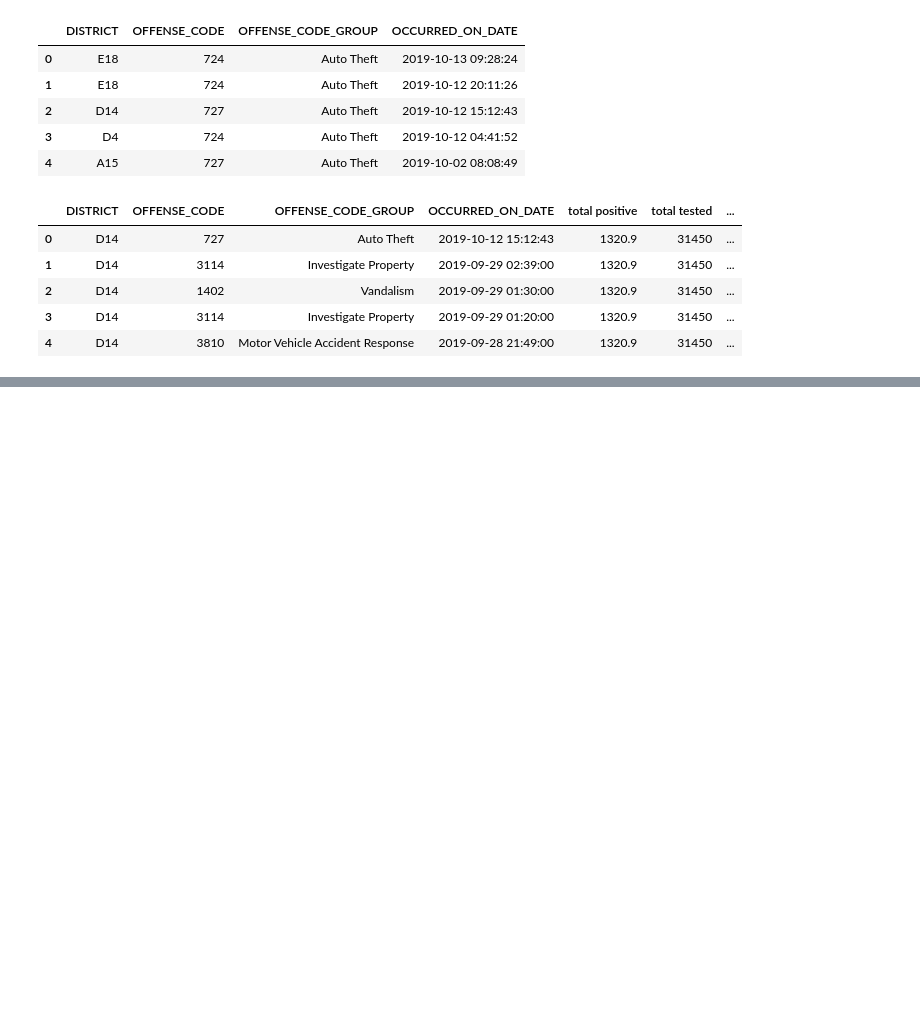
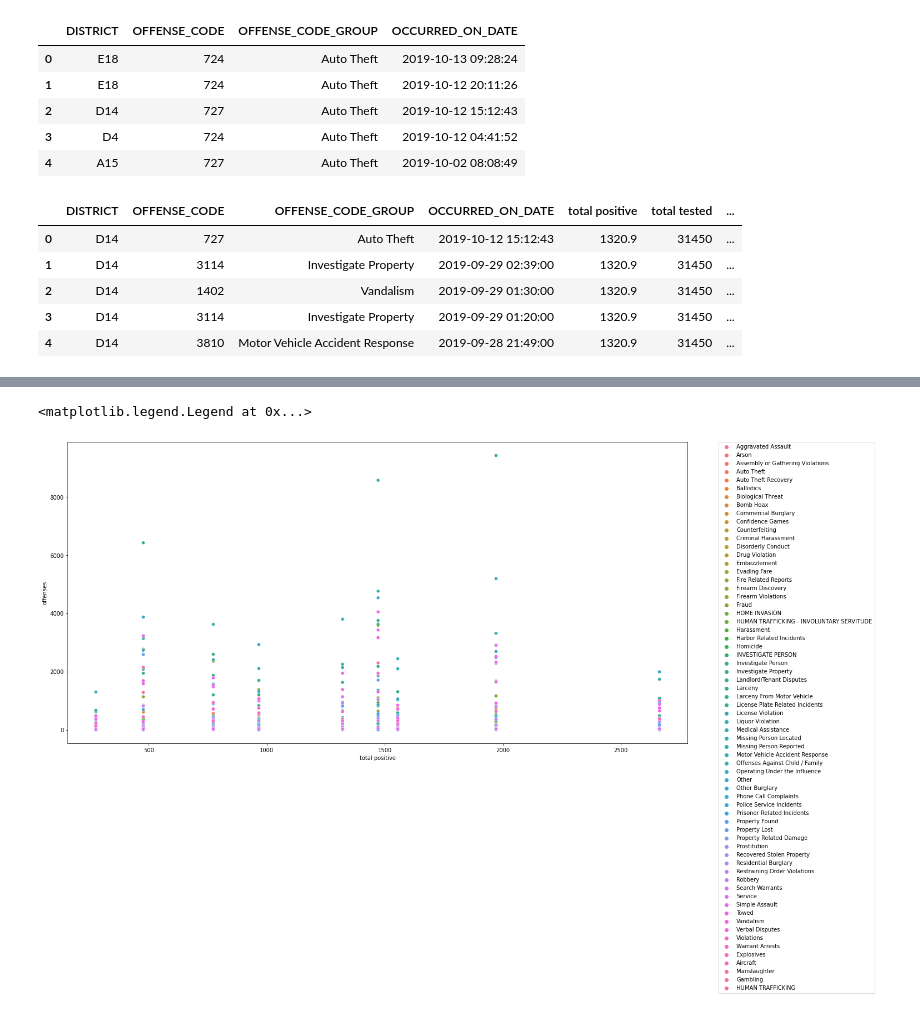
Before and after one commit to YolandaMDavis/cs109a-fall2020, a Jupyter notebook: Boston_Covid_Analysis.ipynb, the cells around one changed output, grey strips where cells are left out. Saved outputs shown, nothing was run; the diff lists cells and outputs as text; code cells hidden in the pictures; blank space fills up the shorter version.

```diff
--- a/Boston_Covid_Analysis.ipynb
+++ b/Boston_Covid_Analysis.ipynb
@@ -105,0 +151,9 @@ boston_crime_covid.head()
+# %%
+district_crime_covid_by_offense = boston_crime_covid.groupby(["DISTRICT","total positive","total tested","OFFENSE_CODE_GROUP"]).count()["OFFENSE_CODE"].reset_index().rename(columns={"OFFENSE_CODE":"offenses","OFFENSE_CODE_GROUP":"offense_type"})
+
+fig, ax = plt.subplots(figsize=(20, 10))
+sns.scatterplot(data=district_crime_covid_by_offense, x="total positive", y="offenses", hue="offense_type", ax=ax)
+ax.legend(bbox_to_anchor=(1.05, 1), loc=2, borderaxespad=0.)
+# %% [output]
+<matplotlib.legend.Legend at 0x...>
+[figure, added]
```
Also changed, not shown: parts of 10 cells of this notebook.
